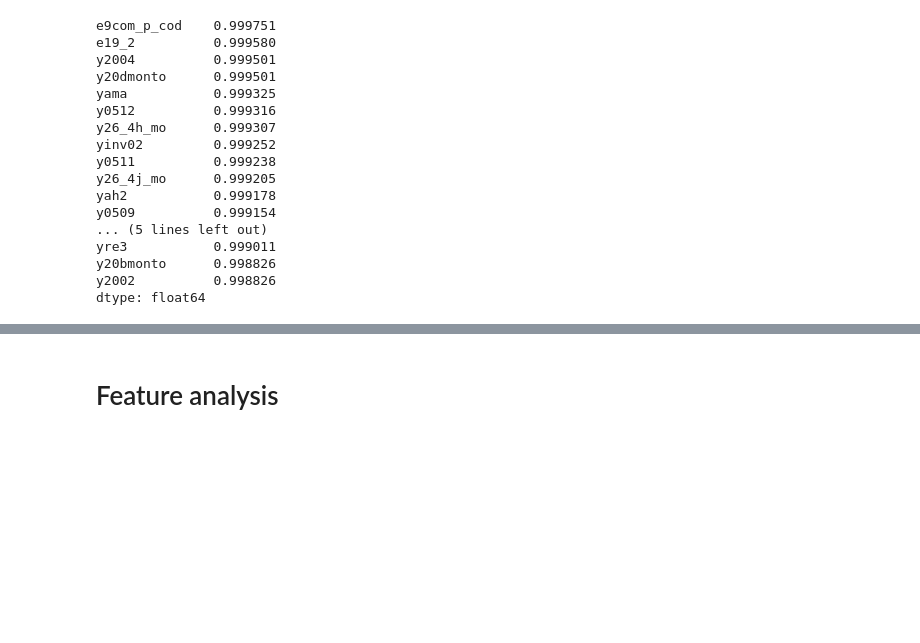
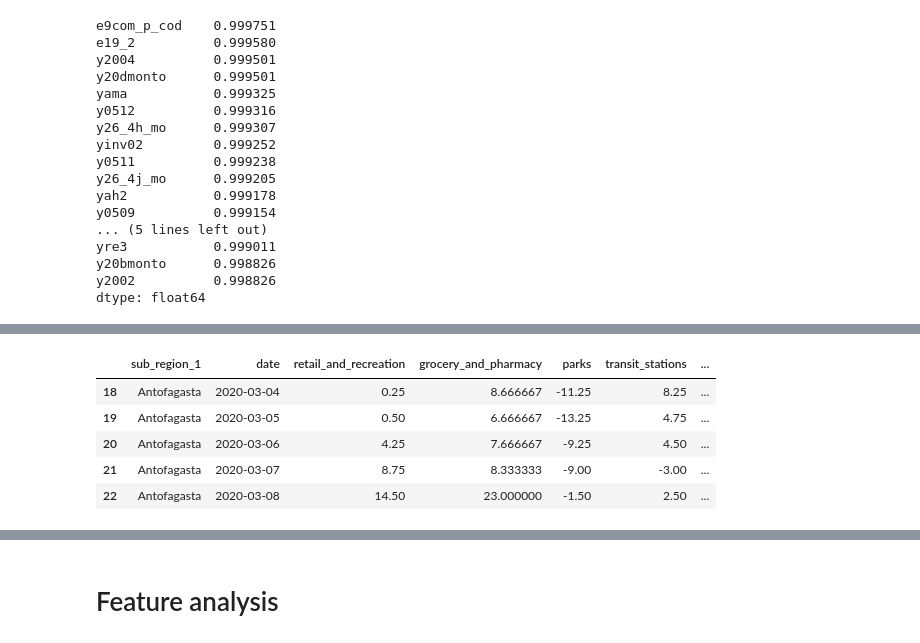
Before and after one commit to muellermax/Covid-Chile-Prediction, a Jupyter notebook: Covid Chile Prediction.ipynb, the cells around one changed output, grey strips where cells are left out. Drawn from its saved outputs; the diff is of its cells as text; code cells hidden in the pictures; blank space fills up the shorter version.

```diff
--- a/Covid Chile Prediction.ipynb
+++ b/Covid Chile Prediction.ipynb
@@ -306,0 +326,90 @@ casen_rel
+# %%
+def prepare_mobility_data(df, country, start, end, include_regions=True, drop_date=True):
+    """
+    Function to prepare the Google mobility data for any specific country to merge it with the Covid data
+    or to plot it.
+
+    Input:
+        df (DataFrame): DataFrame with mobility data
+        country (string): Name of the country
+        start (string): First day of mobility data
+        end (string): Last day of mobility data
+        include_regions (bool): Decide if regions should be included. Many countries do not have
+        information about the regions, in this case the function would return an empty DataFrame
+        drop_date (bool): Decide if 'date' column should be dropped
+
+    Output:
+        df_country (DataFrame)
+    """
+
+    # Get mobility data for a specific country and leave the rows that are not connected to a region.
+    if include_regions == True:
+        country_mobility = df[(df['country_region'] == country) & (~df['sub_region_1'].isna())]
+    else:
+        country_mobility = df[(df['country_region'] == country)]
+
+    # Drop columns that are not needed further.
+    country_mobility = country_mobility.drop([
+                                'country_region',
+                                'country_region_code',
+                                'sub_region_2',
+                                'metro_area',
+                                'iso_3166_2_code',
+                                'census_fips_code'
+                            ], axis = 1)
+
+    # Rename columns
+    country_mobility.columns = ['sub_region_1',
+                                'date',
+                                'retail_and_recreation',
+                                'grocery_and_pharmacy',
+                                'parks',
+                                'transit_stations',
+                                'workplaces',
+                                'residential']
+
+    # Convert mobility columns to float.
+    info_columns = ['retail_and_recreation',
+                   'grocery_and_pharmacy',
+                   'parks',
+                   'transit_stations',
+                   'workplaces',
+                   'residential']
+    country_mobility[info_columns] = country_mobility[info_columns].astype(float)
+
+    # Group mobility data by region and get mean value for each region and date.
+    if include_regions == True:
+        country_mobility = country_mobility.groupby(['sub_region_1', 'date'])[info_columns].mean().reset_index()
+    else:
+        country_mobility = country_mobility.groupby(['date'])[info_columns].mean().reset_index()
+
+    # Convert 'date' column to datetime.
+    country_mobility.loc[:, 'date'] = pd.to_datetime(country_mobility.loc[:, 'date'])
+
+    # Get data for a specific date
+    country_mobility = country_mobility[(country_mobility['date'] >= start) & (country_mobility['date'] <= end)]
+
+
+    # Add column 'days' that counts the days from the start. Given that the DataFrame includes 16 regions,
+    # the 'days' column should count up to 156 for every region.
+    country_mobility['days'] = 0
+    country_mobility = country_mobility.assign(days = np.arange(len(country_mobility)) % 157)
+
+    # Drop the 'date' column
+    if drop_date == True:
+        country_mobility = country_mobility.drop(['date'], axis = 1)
+    else:
+        pass
+
+    return country_mobility
+
+mobility_chile = prepare_mobility_data(mobility, 'Chile', '2020-03-04', '2020-08-07', include_regions=True, drop_date=False)
+
+mobility_chile.head()
+# %% [output]
+|  | sub_region_1 | date | retail_and_recreation | grocery_and_pharmacy | parks | transit_stations | ... |
+| 18 | Antofagasta | 2020-03-04 | 0.25 | 8.666667 | -11.25 | 8.25 | ... |
+| 19 | Antofagasta | 2020-03-05 | 0.50 | 6.666667 | -13.25 | 4.75 | ... |
+| 20 | Antofagasta | 2020-03-06 | 4.25 | 7.666667 | -9.25 | 4.50 | ... |
+| 21 | Antofagasta | 2020-03-07 | 8.75 | 8.333333 | -9.00 | -3.00 | ... |
+| 22 | Antofagasta | 2020-03-08 | 14.50 | 23.000000 | -1.50 | 2.50 | ... |
```
Also changed, not shown: parts of 16 cells of this notebook.
